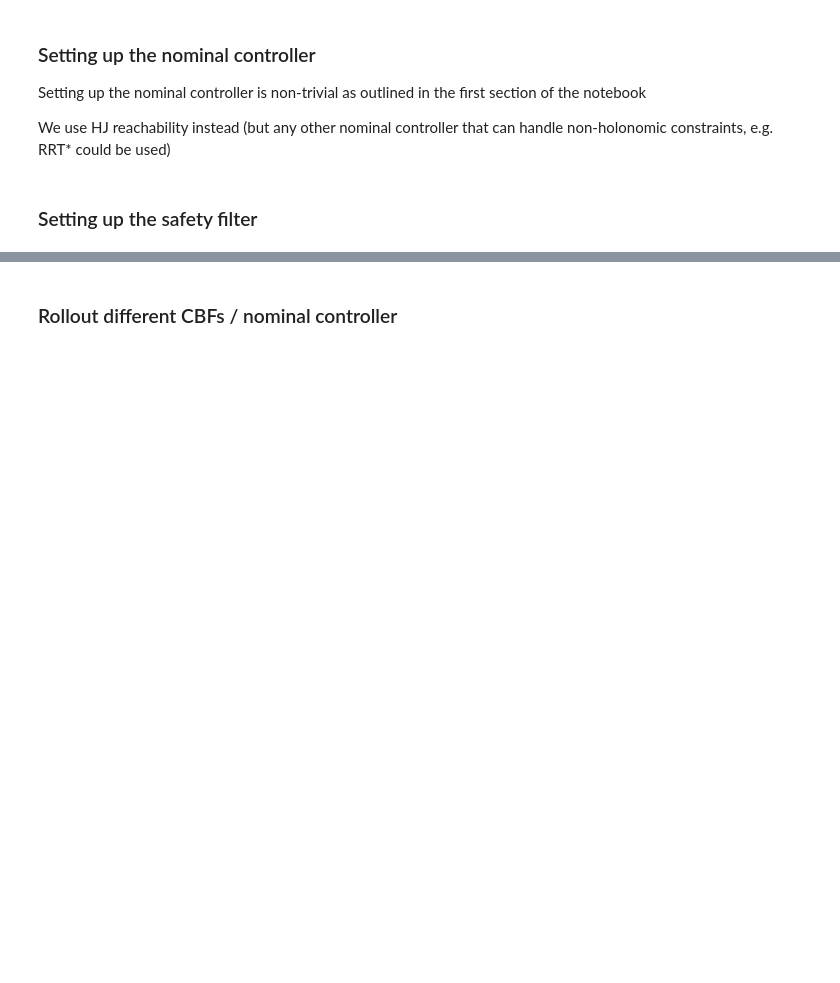
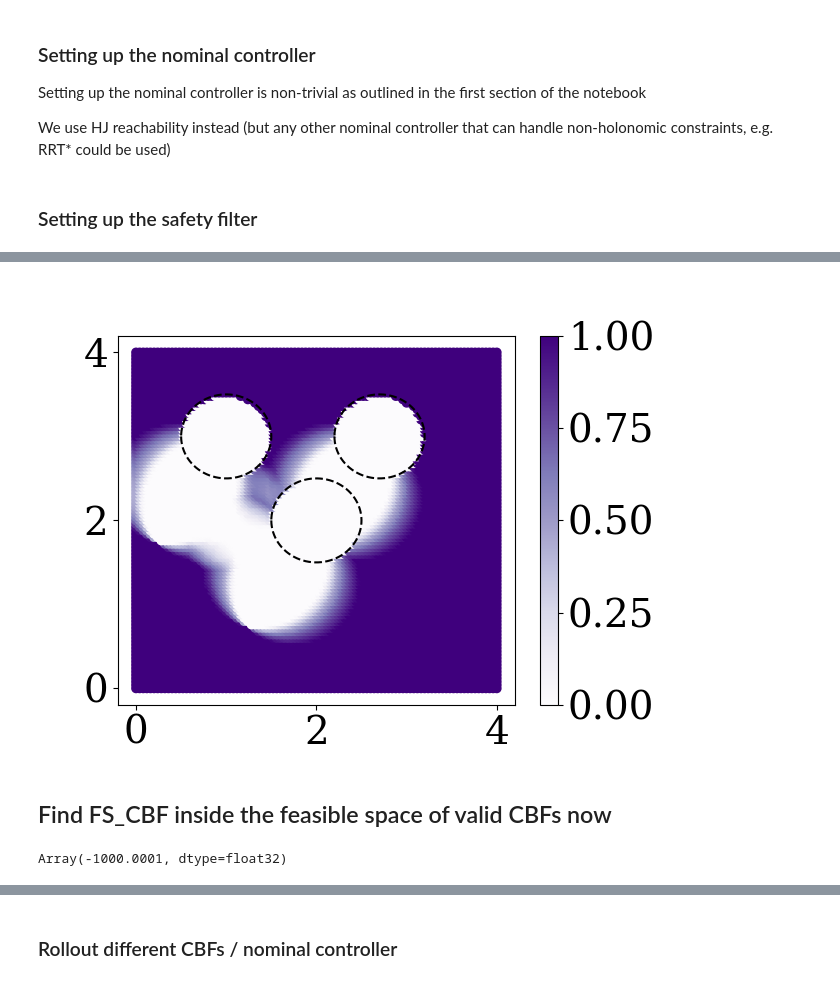
Before and after one commit to hardikparwana/social-navigation, a Jupyter notebook: refineCBF/examples/fs_custom_dubins_valid.ipynb, the cells around one changed output, grey strips where cells are left out. Cells and saved outputs as stored; diff of their text form; code cells hidden in the pictures; blank space fills up the shorter version.

```diff
--- a/refineCBF/examples/fs_custom_dubins_valid.ipynb
+++ b/refineCBF/examples/fs_custom_dubins_valid.ipynb
@@ -482,0 +572,38 @@ dubins_asif_ws = ControlAffineASIF(dyn, tabular_cbf, alpha=alpha, nominal_policy
+# %%
+heading = thetas_value[theta_index]*180/np.pi
+x = np.linspace(0,4,grid.states.shape[0])
+y = np.linspace(0,4,grid.states.shape[1])
+X, Y = np.meshgrid(x,y)
+volumes_multi = np.zeros((grid.states.shape[0],grid.states.shape[1]))
+hs = np.zeros((grid.states.shape[0],grid.states.shape[1]))
+for j in range(grid.states.shape[0]):
+    for k in range(grid.states.shape[1]):
+        # hs[j,k], volumes[j,k] = constraint_set( np.array([ X[j,k], Y[j,k], heading ]) )
+        volumes_multi[j,k] = multiple_valid_cbf_constraint_set( np.array([ X[j,k], Y[j,k], heading ]) )
+# %%
+fig33, ax33 = plt.subplots()
+im33 = ax33.scatter( X.reshape(-1,1), Y.reshape(-1,1), c = volumes_multi.reshape(-1,1), cmap='Purples', vmin=0.0, vmax=1.0 )
+fig33.colorbar(im33, ax=ax33)
+theta = np.linspace(-np.pi, np.pi, 360)
+ax33.plot( obs1[0]+0.5*np.cos(theta), obs1[1]+0.5*np.sin(theta), 'k--', linewidth=1.5 )
+ax33.plot( obs2[0]+0.5*np.cos(theta), obs2[1]+0.5*np.sin(theta), 'k--', linewidth=1.5)
+ax33.plot( obs3[0]+0.5*np.cos(theta), obs3[1]+0.5*np.sin(theta), 'k--', linewidth=1.5 )
+fig33.savefig(name+'multi_valid_compatible_space.png')
+# %% [output]
+[figure, added]
+# %% [markdown]
+## Find FS_CBF inside the feasible space of valid CBFs now
+# %%
+obstacle_multi_valid = hj.utils.multivmap(multiple_valid_cbf_constraint_set, jnp.arange(grid.ndim))(grid.states)
+backwards_reachable_tube = lambda obstacle: (lambda t, x: jnp.minimum(x, obstacle))
+solver_settings = hj.SolverSettings.with_accuracy("high", value_postprocessor=backwards_reachable_tube(obstacle_multi_valid))
+init_value = obstacle_multi_valid
+time = 0.
+target_time = -10.
+times = jnp.linspace(time, target_time, 101)
+target_values_multi_valid_constraint = hj.solve(solver_settings, dyn_hjr, grid, times, init_value)
+tabular_cbf_multi_valid_constraint = refine_cbfs.TabularControlAffineCBF(dyn, grid=grid)
+tabular_cbf_multi_valid_constraint.vf_table = np.array(target_values_multi_valid_constraint[-1])
+jnp.min(tabular_cbf_multi_valid_constraint.vf_table)
+# %% [output]
+Array(-1000.0001, dtype=float32)
```
Also changed, not shown: parts of 21 cells of this notebook, 1 other file.
